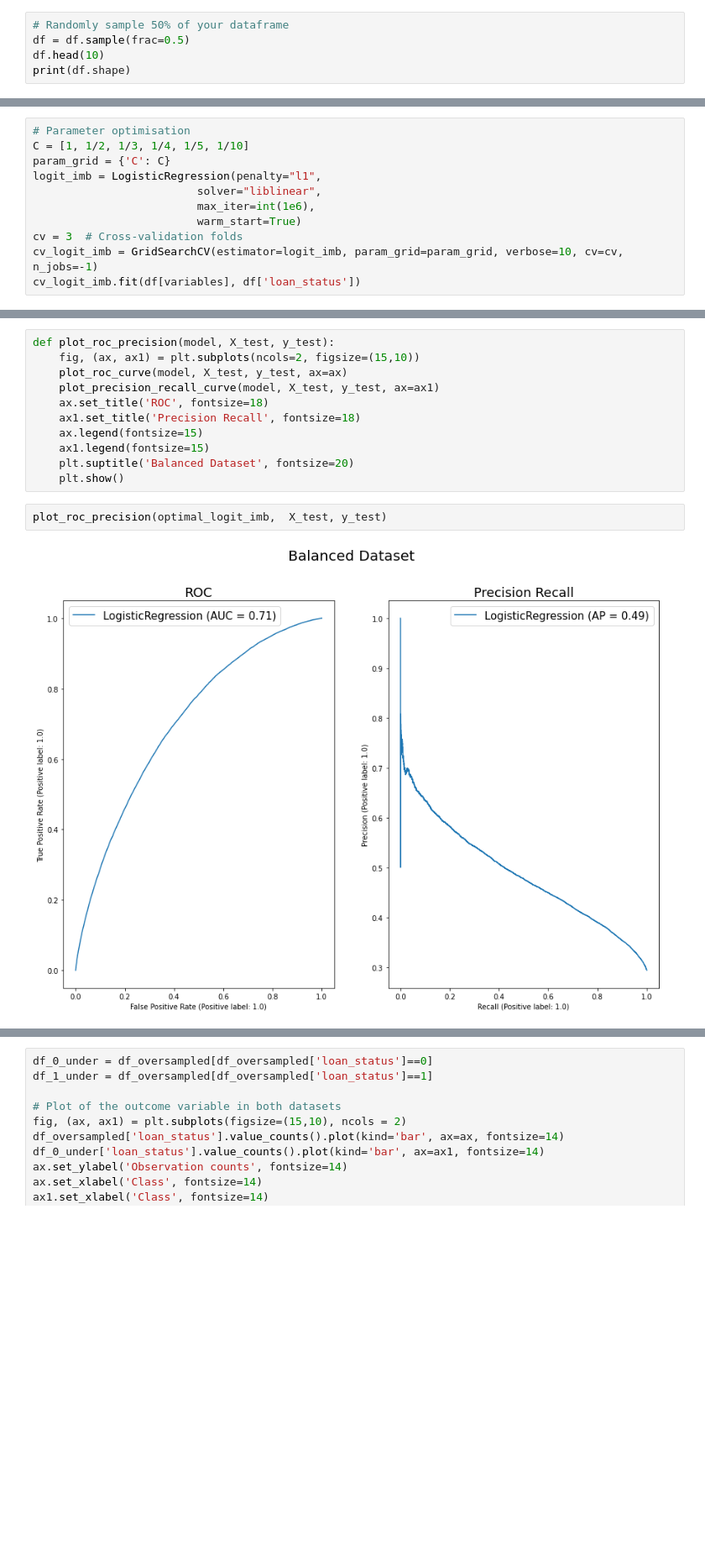
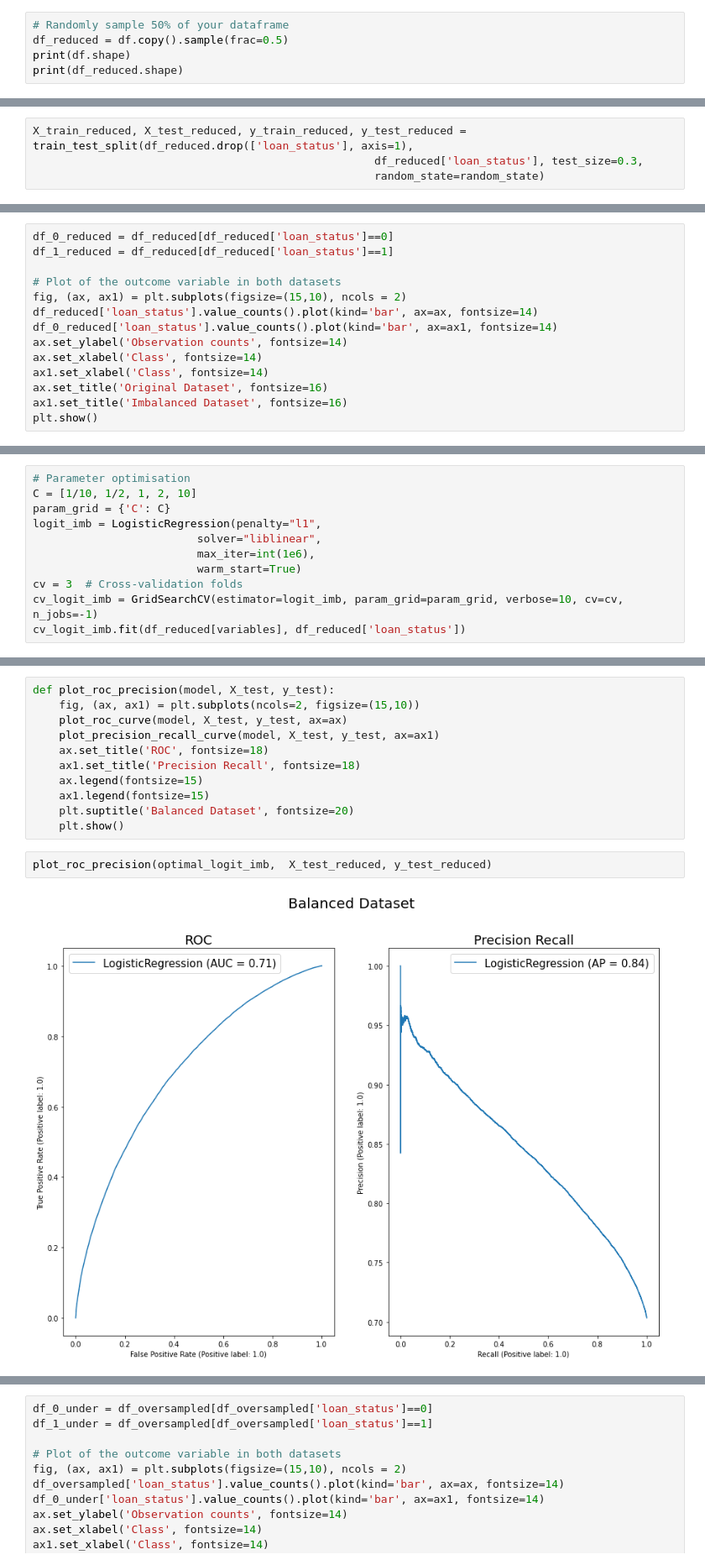
Before and after one commit to apurvk2000/Big-Data-Project, a Jupyter notebook: logistic_forest.ipynb, the cells around one changed output, grey strips where cells are left out. Shown: that part at 84% size. Cells and saved outputs as stored; diff of their text form; blank space fills up the shorter version.

```diff
--- a/logistic_forest.ipynb
+++ b/logistic_forest.ipynb
@@ -93,6 +66,6 @@ Data set too big for effciently fitting the models.
 # %%
 # Randomly sample 50% of your dataframe
-df = df.sample(frac=0.5)
-df.head(10)
+df_reduced = df.copy().sample(frac=0.5)
 print(df.shape)
+print(df_reduced.shape)
 # %% [output]
@@ -109 +82,5 @@ df['loan_status'] = y_train
+# %%
+X_train_reduced, X_test_reduced, y_train_reduced, y_test_reduced = train_test_split(df_reduced.drop(['loan_status'], axis=1),
+                                                    df_reduced['loan_status'], test_size=0.3,
+                                                    random_state=random_state)
 # %% [markdown]
@@ -126,0 +106,14 @@ plt.show()
+# %%
+df_0_reduced = df_reduced[df_reduced['loan_status']==0]
+df_1_reduced = df_reduced[df_reduced['loan_status']==1]
+
+# Plot of the outcome variable in both datasets
+fig, (ax, ax1) = plt.subplots(figsize=(15,10), ncols = 2)
+df_reduced['loan_status'].value_counts().plot(kind='bar', ax=ax, fontsize=14)
+df_0_reduced['loan_status'].value_counts().plot(kind='bar', ax=ax1, fontsize=14)
+ax.set_ylabel('Observation counts', fontsize=14)
+ax.set_xlabel('Class', fontsize=14)
+ax1.set_xlabel('Class', fontsize=14)
+ax.set_title('Original Dataset', fontsize=16)
+ax1.set_title('Imbalanced Dataset', fontsize=16)
+plt.show()
@@ -134,6 +133,6 @@ In this case, we will use smote procedure.
 # %%
 # Parameter optimisation
-C = [1, 1/2, 1/3, 1/4, 1/5, 1/10]
+C = [1/10, 1/2, 1, 2, 10]
 param_grid = {'C': C}
 logit_imb = LogisticRegression(penalty="l1",
                          solver="liblinear",
@@ -141,5 +140,5 @@ logit_imb = LogisticRegression(penalty="l1",
                          warm_start=True)
 cv = 3  # Cross-validation folds
 cv_logit_imb = GridSearchCV(estimator=logit_imb, param_grid=param_grid, verbose=10, cv=cv, n_jobs=-1)
-cv_logit_imb.fit(df[variables], df['loan_status'])
+cv_logit_imb.fit(df_reduced[variables], df_reduced['loan_status'])
 # %% [output]
@@ -184,7 +183,7 @@ def plot_roc_precision(model, X_test, y_test):
     plt.suptitle('Balanced Dataset', fontsize=20)
     plt.show()
 # %%
-plot_roc_precision(optimal_logit_imb,  X_test, y_test)
+plot_roc_precision(optimal_logit_imb,  X_test_reduced, y_test_reduced)
 # %% [output]
-[figure, old version]
+[figure, new version]
 # %% [markdown]
```
Also changed, not shown: parts of 60 cells of this notebook.
